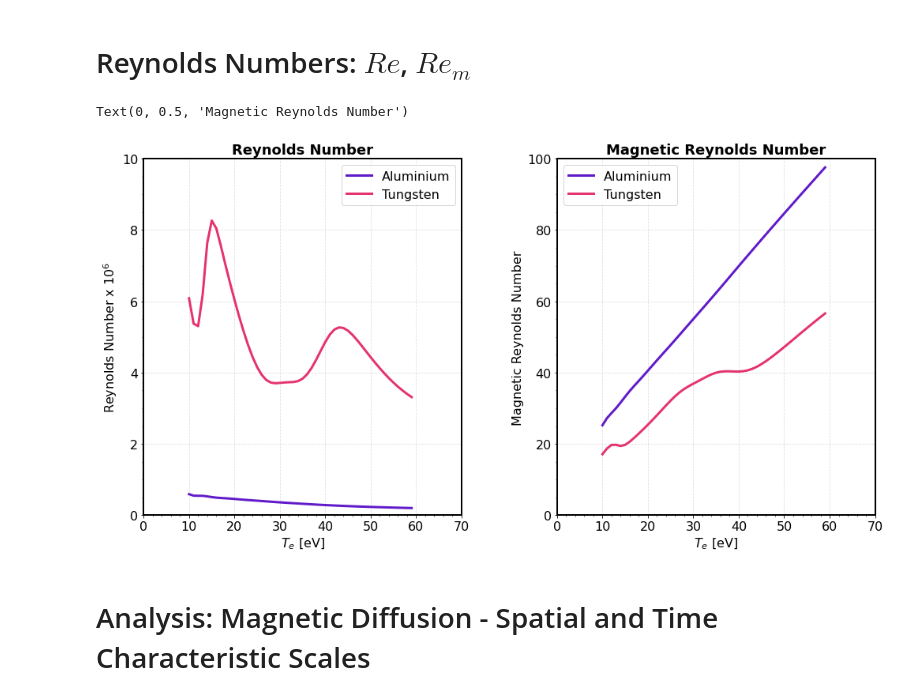
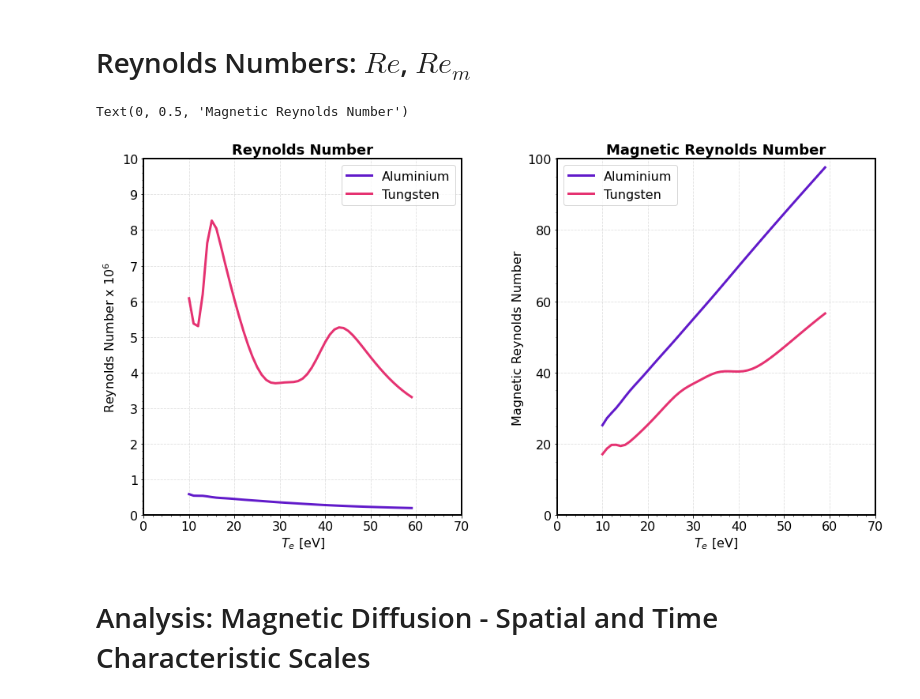
Before and after one commit to stemerlini/MagnetoRT, a Jupyter notebook: MagnetoRT.ipynb, the cells around one changed output. Drawn from its saved outputs; the diff is of its cells as text; code cells hidden in the pictures.

```diff
--- a/MagnetoRT.ipynb
+++ b/MagnetoRT.ipynb
@@ -411,34 +411,35 @@ ax  = gs.subplots()
 
 for axis in ['top','bottom','left','right']:
     ax[0].spines[axis].set_linewidth(2)
     ax[1].spines[axis].set_linewidth(2)
 
 ax[0].plot(Te, al.Re * 1e-6, lw = '3', color = '#611ACA',label='Aluminium')
 ax[1].plot(Te, al.Re_m, lw = '3', color = '#611ACA',label='Aluminium')
 
 ax[0].plot(Te, w.Re * 1e-6, lw = '3', color = '#E53271',label='Tungsten')
 ax[1].plot(Te, w.Re_m, lw = '3', color = '#E53271',label='Tungsten')
 
 ax[0].set_title('Reynolds Number', fontsize = 18,  weight = 'bold')
 ax[1].set_title('Magnetic Reynolds Number', fontsize = 18,  weight = 'bold')
 
 for axis in ax:
     axis.set_xlim([0,70])
     axis.set_xticks(np.arange(0,71,10))
     axis.tick_params(labelsize=16)
     axis.grid(True, linestyle='--', alpha = 0.4)
     axis.set_xlabel(r'$T_e$ [eV]', fontsize=16)
     axis.minorticks_on()
     axis.legend(loc = 'best', fontsize = 16)
 
 ax[0].set_ylim([0,10])
+ax[0].set_yticks(np.arange(0,11))
 ax[1].set_ylim([0,100])
 
 ax[0].set_ylabel(r'Reynolds Number x $10^{6}$', fontsize=16)
 ax[1].set_ylabel(r'Magnetic Reynolds Number', fontsize=16)
 # %% [output]
 Text(0, 0.5, 'Magnetic Reynolds Number')
-[figure, old version]
+[figure, new version]
 # %% [markdown]
 # Analysis: Magnetic Diffusion - Spatial and Time Characteristic Scales
 # %%
```
Also changed, not shown: parts of 1 cell of this notebook.
